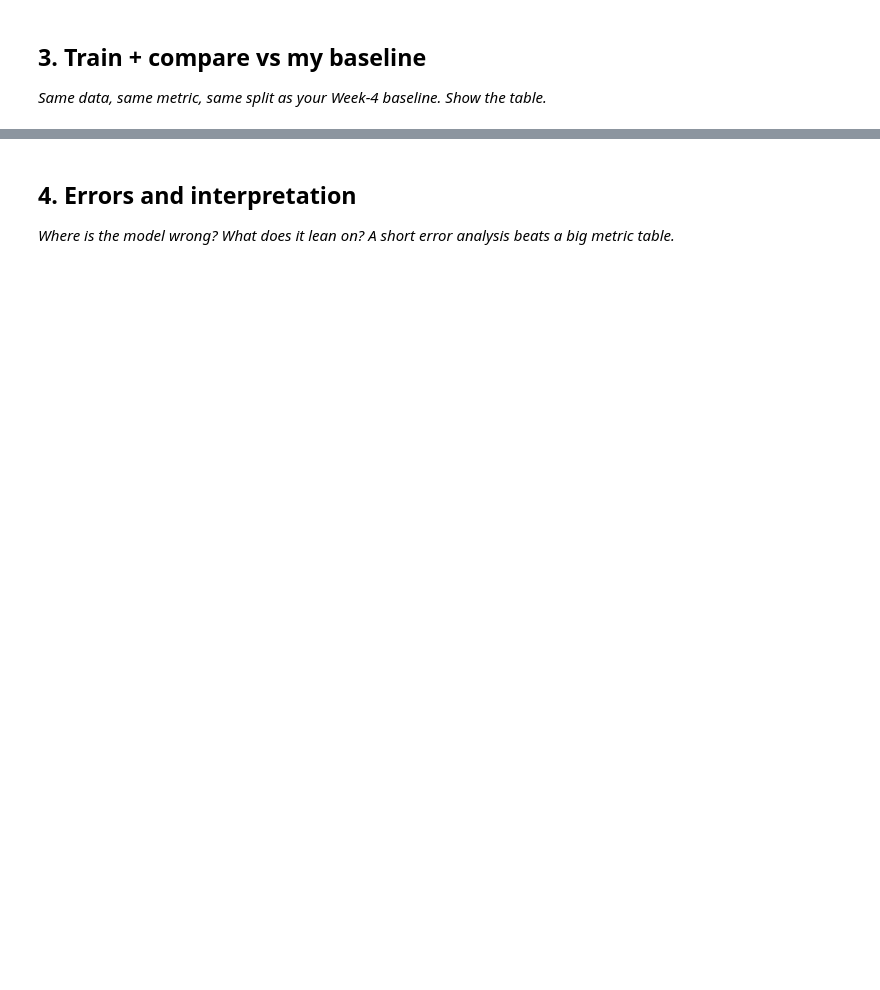
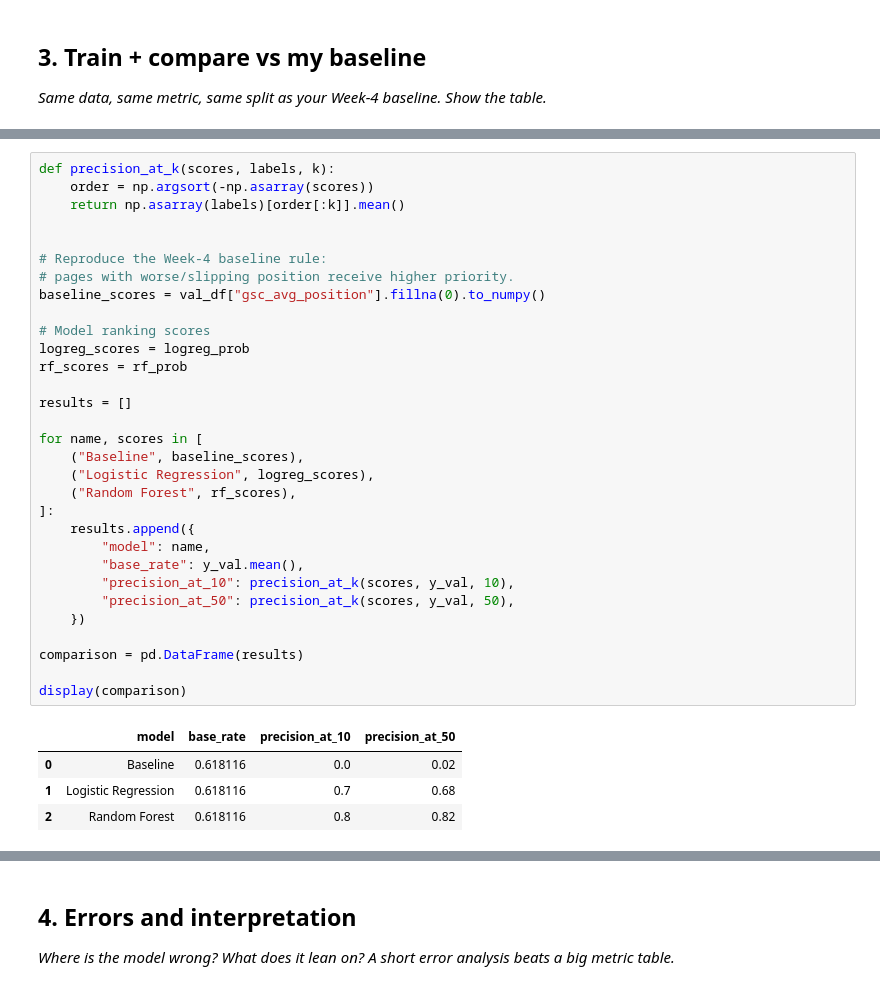
Before and after one commit to ahmed-morad15/flyrank-ml-internship, a Jupyter notebook: work/notebooks/w05_model.ipynb, the cells around one changed output, grey strips where cells are left out. Drawn from its saved outputs; the diff is of its cells as text; blank space fills up the shorter version.

```diff
--- a/work/notebooks/w05_model.ipynb
+++ b/work/notebooks/w05_model.ipynb
@@ -29,0 +286,36 @@ This skeleton is yours to fill. Work the sections **in order** — each one has
+# %%
+def precision_at_k(scores, labels, k):
+    order = np.argsort(-np.asarray(scores))
+    return np.asarray(labels)[order[:k]].mean()
+
+
+# Reproduce the Week-4 baseline rule:
+# pages with worse/slipping position receive higher priority.
+baseline_scores = val_df["gsc_avg_position"].fillna(0).to_numpy()
+
+# Model ranking scores
+logreg_scores = logreg_prob
+rf_scores = rf_prob
+
+results = []
+
+for name, scores in [
+    ("Baseline", baseline_scores),
+    ("Logistic Regression", logreg_scores),
+    ("Random Forest", rf_scores),
+]:
+    results.append({
+        "model": name,
+        "base_rate": y_val.mean(),
+        "precision_at_10": precision_at_k(scores, y_val, 10),
+        "precision_at_50": precision_at_k(scores, y_val, 50),
+    })
+
+comparison = pd.DataFrame(results)
+
+display(comparison)
+# %% [output]
+|  | model | base_rate | precision_at_10 | precision_at_50 |
+| 0 | Baseline | 0.618116 | 0.0 | 0.02 |
+| 1 | Logistic Regression | 0.618116 | 0.7 | 0.68 |
+| 2 | Random Forest | 0.618116 | 0.8 | 0.82 |
```
Also changed, not shown: parts of 21 cells of this notebook.
